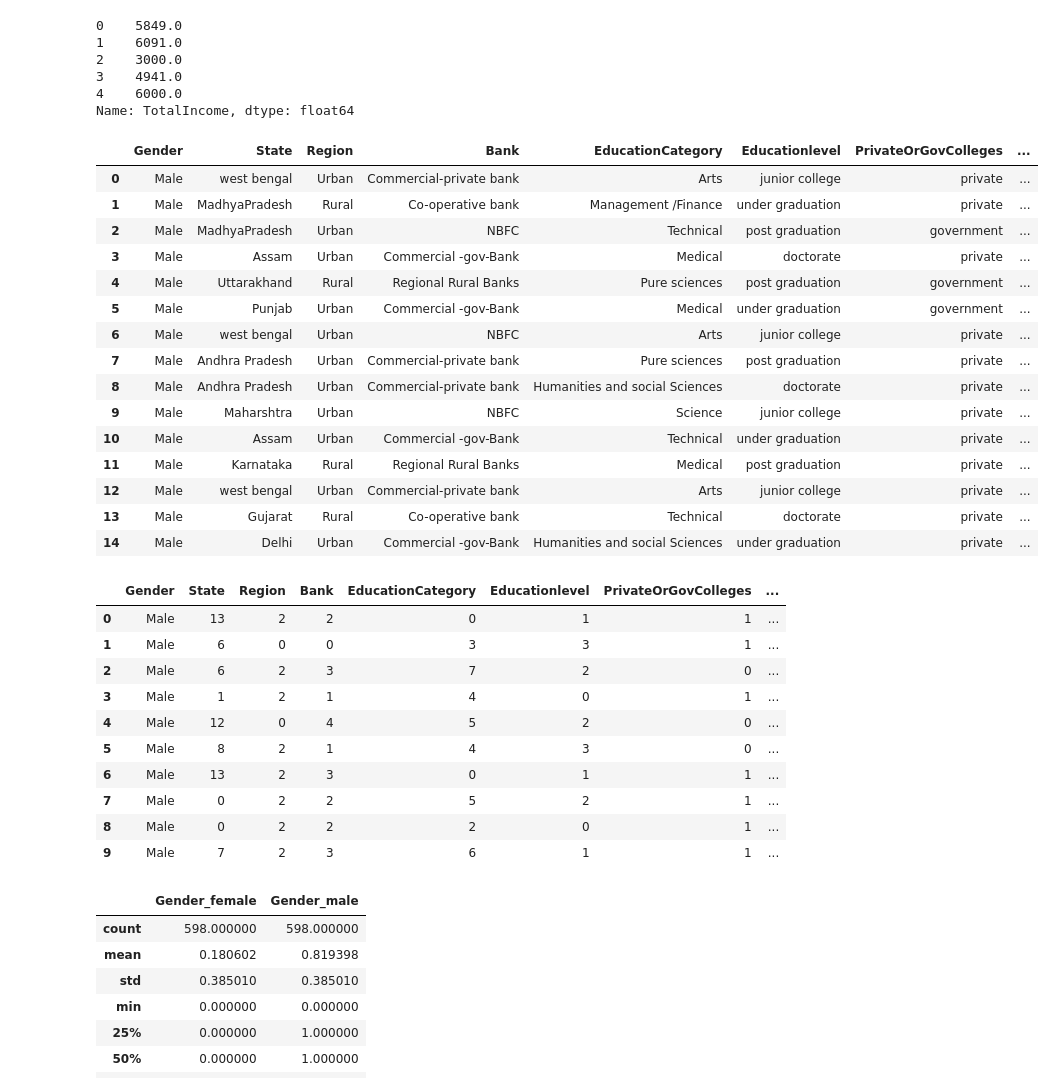
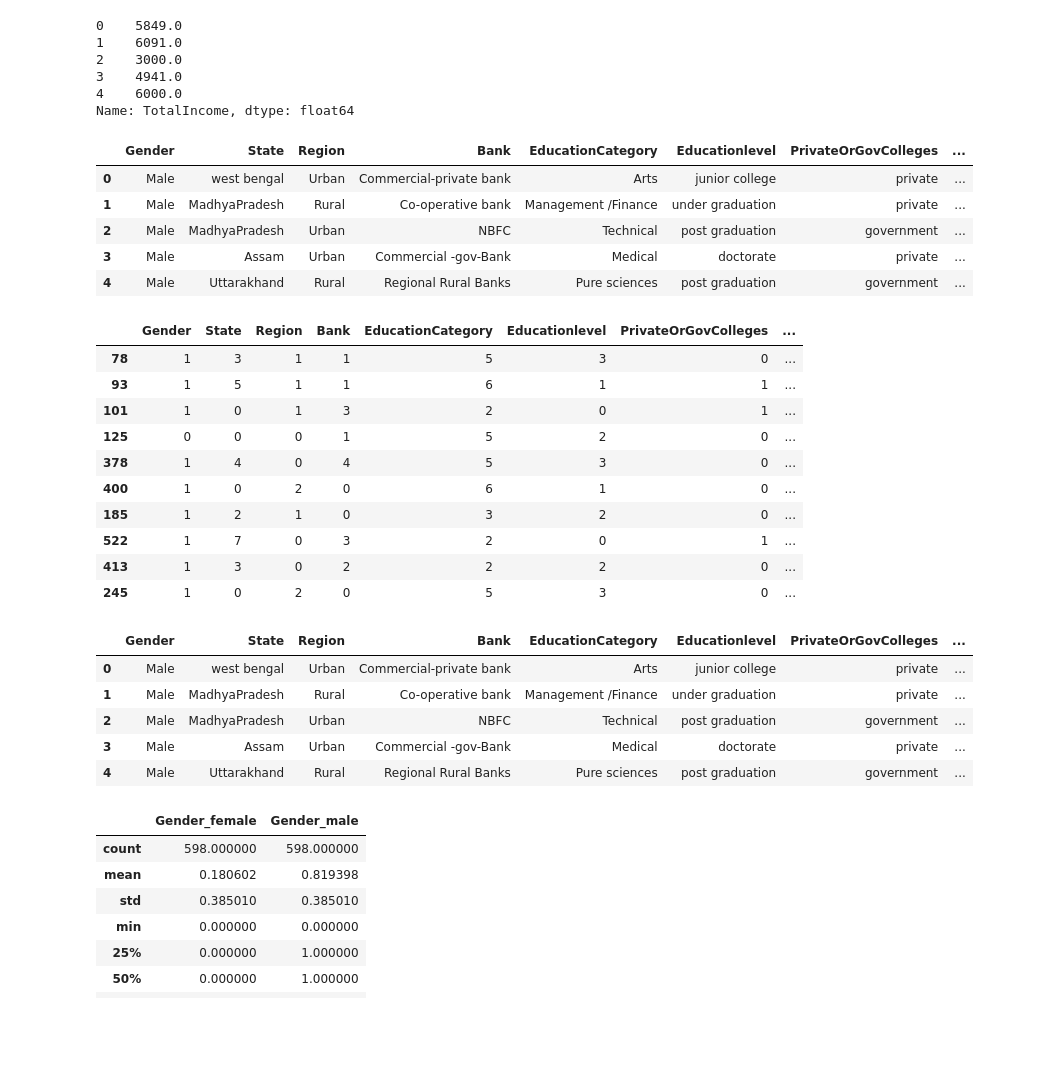
Before and after one commit to pranjal12-web/Education-Loan-Prediction-ML-Model, a Jupyter notebook: Education Loan ML.ipynb, the cells around one changed output. Drawn from its saved outputs; the diff is of its cells as text; code cells hidden in the pictures; blank space fills up the shorter version.

```diff
--- a/Education Loan ML.ipynb
+++ b/Education Loan ML.ipynb
@@ -24,0 +22,5 @@ train_original = train.copy()
+# %%
+# #creating new column -- EWS
+
+train.loc[(train["FatherIncome"]+train["MotherIncome"])<= 4000,"EWS"] = "Yes"
+train.loc[(train["FatherIncome"]+train["MotherIncome"]) > 4000,"EWS"] = "No"
@@ -418,5 +442,3 @@ ValueError: endog has evaluated to an array with multiple columns that has shape
-# %%
-train["Mother's income_log"]=np.log(train["MotherIncome"]) #calculating log of a particular variable(feature)
 # %%
 train["Father's Income_log"]=np.log(train["FatherIncome"])
 # %%
@@ -707,24 +737,14 @@ train['TotalIncome'].head(5)
 Name: TotalIncome, dtype: float64
 # %%
 
-train = train.drop(["Name","FatherIncome","MotherIncome","Mother's income_log","Father's Income_log","Total loan amount_log","Loan time period_log","% of loan repaid in the decided time period_log"],axis=1)
+train = train.drop(["Name","FatherIncome","MotherIncome","Father's Income_log","Total loan amount_log","Loan time period_log","% of loan repaid in the decided time period_log"],axis=1)
 #Dropping the not required feature variables
 # %%
-train.head(15)
+train.head(5)
 # %% [output]
 |  | Gender | State | Region | Bank | EducationCategory | Educationlevel | PrivateOrGovColleges | ... |
 | 0 | Male | west bengal | Urban | Commercial-private bank | Arts | junior college | private | ... |
 | 1 | Male | MadhyaPradesh | Rural | Co-operative bank | Management /Finance | under graduation | private | ... |
 | 2 | Male | MadhyaPradesh | Urban | NBFC | Technical | post graduation | government | ... |
 | 3 | Male | Assam | Urban | Commercial -gov-Bank | Medical | doctorate | private | ... |
 | 4 | Male | Uttarakhand | Rural | Regional Rural Banks | Pure sciences | post graduation | government | ... |
-| 5 | Male | Punjab | Urban | Commercial -gov-Bank | Medical | under graduation | government | ... |
-| 6 | Male | west bengal | Urban | NBFC | Arts | junior college | private | ... |
-| 7 | Male | Andhra Pradesh | Urban | Commercial-private bank | Pure sciences | post graduation | private | ... |
-| 8 | Male | Andhra Pradesh | Urban | Commercial-private bank | Humanities and social Sciences | doctorate | private | ... |
-| 9 | Male | Maharshtra | Urban | NBFC | Science | junior college | private | ... |
-| 10 | Male | Assam | Urban | Commercial -gov-Bank | Technical | under graduation | private | ... |
-| 11 | Male | Karnataka | Rural | Regional Rural Banks | Medical | post graduation | private | ... |
-| 12 | Male | west bengal | Urban | Commercial-private bank | Arts | junior college | private | ... |
-| 13 | Male | Gujarat | Rural | Co-operative bank | Technical | doctorate | private | ... |
-| 14 | Male | Delhi | Urban | Commercial -gov-Bank | Humanities and social Sciences | under graduation | private | ... |
@@ -758,20 +784,29 @@ train["Educationlevel"]=label_encoder.fit_transform(train["Educationlevel"])
 train["LoanRepaymentStatus"]=label_encoder.fit_transform(train["LoanRepaymentStatus"])
 #train.Loan-repayment_status=train.Loan-repayment_status.map({'Y':1,'N':0})
 # %%
-df_model = train.copy()
-df_model.head(10)
+
+train.sample(10)
 # %% [output]
 |  | Gender | State | Region | Bank | EducationCategory | Educationlevel | PrivateOrGovColleges | ... |
-| 0 | Male | 13 | 2 | 2 | 0 | 1 | 1 | ... |
-| 1 | Male | 6 | 0 | 0 | 3 | 3 | 1 | ... |
-| 2 | Male | 6 | 2 | 3 | 7 | 2 | 0 | ... |
-| 3 | Male | 1 | 2 | 1 | 4 | 0 | 1 | ... |
-| 4 | Male | 12 | 0 | 4 | 5 | 2 | 0 | ... |
-| 5 | Male | 8 | 2 | 1 | 4 | 3 | 0 | ... |
-| 6 | Male | 13 | 2 | 3 | 0 | 1 | 1 | ... |
-| 7 | Male | 0 | 2 | 2 | 5 | 2 | 1 | ... |
-| 8 | Male | 0 | 2 | 2 | 2 | 0 | 1 | ... |
-| 9 | Male | 7 | 2 | 3 | 6 | 1 | 1 | ... |
+| 78 | 1 | 3 | 1 | 1 | 5 | 3 | 0 | ... |
+| 93 | 1 | 5 | 1 | 1 | 6 | 1 | 1 | ... |
+| 101 | 1 | 0 | 1 | 3 | 2 | 0 | 1 | ... |
+| 125 | 0 | 0 | 0 | 1 | 5 | 2 | 0 | ... |
+| 378 | 1 | 4 | 0 | 4 | 5 | 3 | 0 | ... |
+| 400 | 1 | 0 | 2 | 0 | 6 | 1 | 0 | ... |
+| 185 | 1 | 2 | 1 | 0 | 3 | 2 | 0 | ... |
+| 522 | 1 | 7 | 0 | 3 | 2 | 0 | 1 | ... |
+| 413 | 1 | 3 | 0 | 2 | 2 | 2 | 0 | ... |
+| 245 | 1 | 0 | 2 | 0 | 5 | 3 | 0 | ... |
+# %%
+df_model.head(5)
+# %% [output]
+|  | Gender | State | Region | Bank | EducationCategory | Educationlevel | PrivateOrGovColleges | ... |
+| 0 | Male | west bengal | Urban | Commercial-private bank | Arts | junior college | private | ... |
+| 1 | Male | MadhyaPradesh | Rural | Co-operative bank | Management /Finance | under graduation | private | ... |
+| 2 | Male | MadhyaPradesh | Urban | NBFC | Technical | post graduation | government | ... |
+| 3 | Male | Assam | Urban | Commercial -gov-Bank | Medical | doctorate | private | ... |
+| 4 | Male | Uttarakhand | Rural | Regional Rural Banks | Pure sciences | post graduation | government | ... |
 # %%
 # #We use one-hot encoding when our data contain categorical features whose possible values cannot be ordered.
 # #For example, in gender column, we can’t order male and female as female > male or male > female as that would bias algorithms.
```
Also changed, not shown: parts of 68 cells of this notebook.
